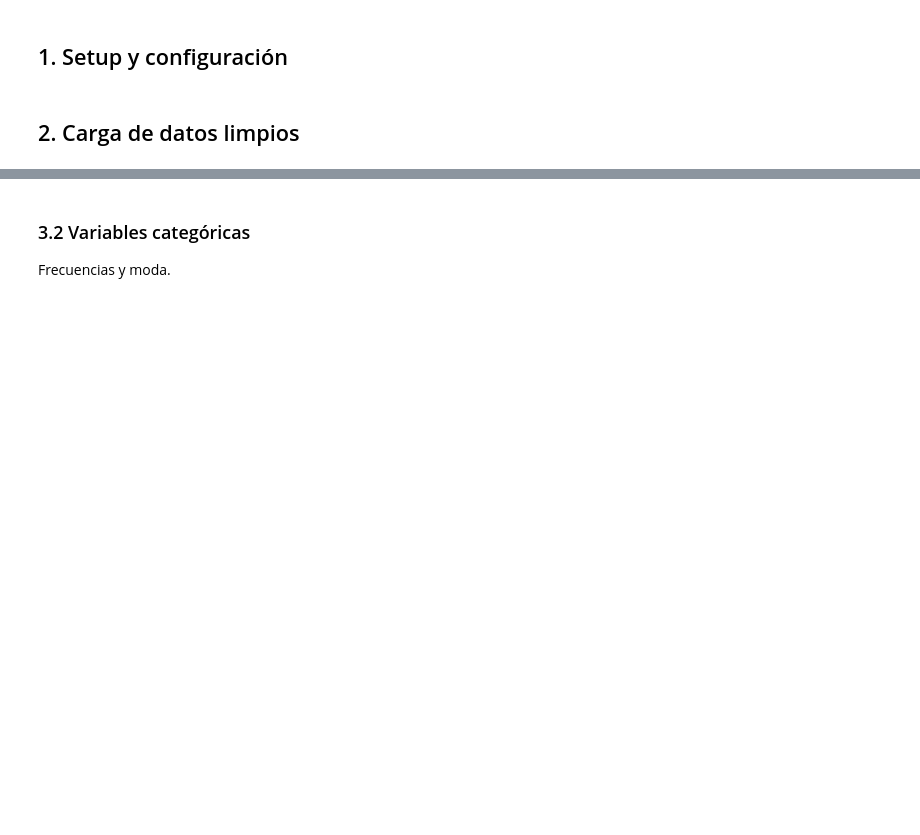
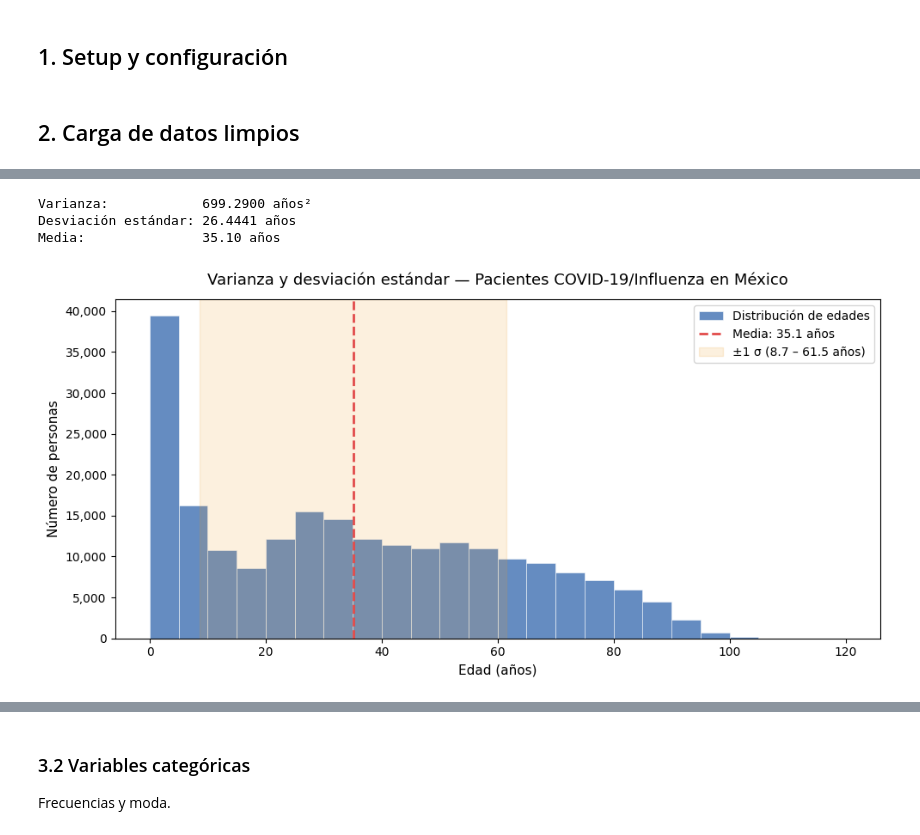
Before and after one commit to DWDMV/proyecto-final, a Jupyter notebook: notebooks/02_eda.ipynb, the cells around one changed output, grey strips where cells are left out. Saved outputs shown, nothing was run; the diff lists cells and outputs as text; code cells hidden in the pictures; blank space fills up the shorter version.

```diff
--- a/notebooks/02_eda.ipynb
+++ b/notebooks/02_eda.ipynb
@@ -47,0 +149,44 @@ Media, mediana, desviación estándar, cuartiles y rango.
+# %%
+#| label: tbl-desviacion-estandar
+#| tbl-cap: "Estadísticas descriptivas de variables numéricas para desviación estandar"
+
+df['EDAD'] = pd.to_numeric(df['EDAD'], errors='coerce')
+edad = df['EDAD'].dropna()
+
+# Medidas de variabilidad
+varianza = edad.var(ddof=1)
+desv_std = edad.std(ddof=1)
+media    = edad.mean()
+
+print(f"Varianza:            {varianza:.4f} años²")
+print(f"Desviación estándar: {desv_std:.4f} años")
+print(f"Media:               {media:.2f} años")
+
+# Gráfica
+fig, ax = plt.subplots(figsize=(10, 5))
+
+ax.hist(edad, bins=range(0, 121, 5), color='#3266ad', alpha=0.75,
+        edgecolor='white', linewidth=0.5, label='Distribución de edades')
+
+# Línea de la media
+ax.axvline(media, color='#E24B4A', linewidth=2, linestyle='--',
+           label=f'Media: {media:.1f} años')
+
+# Banda de ±1 desviación estándar
+ax.axvspan(media - desv_std, media + desv_std,
+           alpha=0.15, color='#EF9F27',
+           label=f'±1 σ ({media - desv_std:.1f} – {media + desv_std:.1f} años)')
+
+ax.set_title('Varianza y desviación estándar — Pacientes COVID-19/Influenza en México', fontsize=13, pad=12)
+ax.set_xlabel('Edad (años)', fontsize=11)
+ax.set_ylabel('Número de personas', fontsize=11)
+ax.legend(fontsize=10)
+ax.yaxis.set_major_formatter(plt.FuncFormatter(lambda x, _: f'{int(x):,}'))
+
+plt.tight_layout()
+plt.show()
+# %% [output]
+Varianza:            699.2900 años²
+Desviación estándar: 26.4441 años
+Media:               35.10 años
+[figure, added]
```
Also changed, not shown: parts of 42 cells of this notebook.
